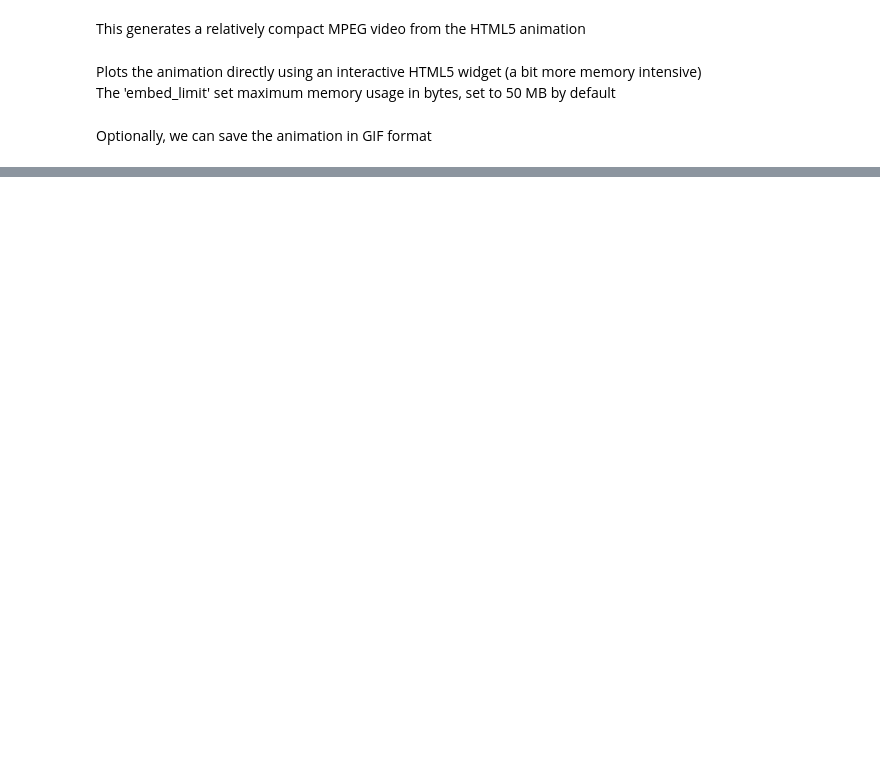
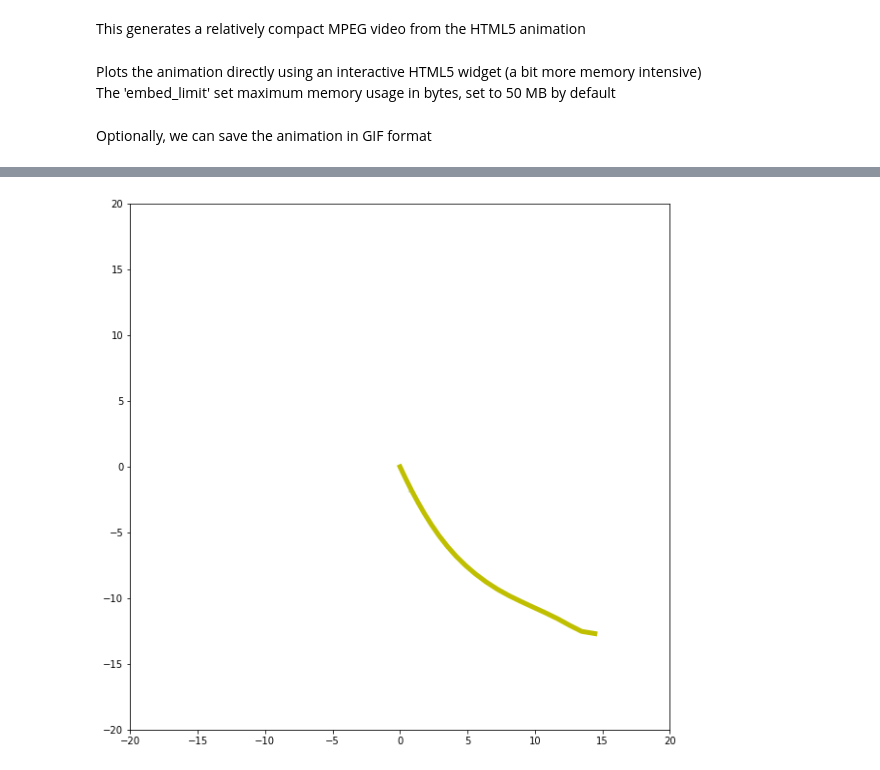
Before and after one commit to Zeyad-Awwad/RK4_double_pendulum, a Jupyter notebook: example.ipynb, the cells around one changed output, grey strips where cells are left out. Saved outputs shown, nothing was run; the diff lists cells and outputs as text; code cells hidden in the pictures; blank space fills up the shorter version.

```diff
--- a/example.ipynb
+++ b/example.ipynb
@@ -40,3 +39,23 @@ HTML(anim.to_jshtml())
 Optionally, we can save the animation in GIF format
 # %%
 anim.save('example.gif', writer='imagemagick', fps=30)
+# %%
+import numpy as np
+
+def SSPRK3(t, h, state, f, kwargs):
+    """
+    Implements a four-stage Strong Stability Preserving Runge-Kutta 3 method
+    It has a large region of stability and allows for larger step sizes (CFL < 2)
+    """
+    dim = len(state)//2
+    S = [ np.asarray(state) ] + [ np.zeros_like(state) for i in range(4) ]
+    C = [ [ (0,0.5) ], [ (1, 0.5) ], [ (0,2./3.), (2,1./6.) ], [ (3,0.5) ] ]
+    B = [ (0.5, 0, 0), (0.5, 1, h/2.), (1./6., 2, h), (0.5, 3, h/2.) ]
+
+    for i in range(4):
+        b, k, dt = B[i]
+        A = f(t + dt, S[k], kwargs)
+        S[i+1] = b * (S[k] + h * A )
+        for j, c in C[i]:
+            S[i+1] += c * S[j]
+    return S[-1]
@@ -42,0 +64,31 @@ anim.save('example.gif', writer='imagemagick', fps=30)
+# %%
+import matplotlib.animation as animation
+from matplotlib import rc, rcParams
+import matplotlib.pyplot as plt
+from IPython.display import HTML
+
+N = 20
+
+state = [ 1 + 0.33*(n+1)/float(N) for n in range(N) ] + [0.] * N
+M = [1.] * N
+L = [1.] * N
+kwargs = { "M": M, "L": L, 'trail_frames': 50}
+
+
+plt.rcParams["animation.html"] = "jshtml"
+plt.rcParams['animation.embed_limit'] = 510219680
+
+fig, ax = plt.subplots( figsize=(10,10) )
+ax.set_xlim( -sum(L), sum(L) )
+ax.set_ylim( -sum(L), sum(L) )
+
+sim = Simulation( state, acceleration_n_pendulum, SSPRK3, kwargs )
+plots = init(ax, sim)
+
+
+anim = animation.FuncAnimation(fig, animate, frames=3000,
+            interval=3, blit=True, fargs=(0.005, sim))
+
+#HTML(anim.to_jshtml())
+HTML(anim.to_html5_video())
+# %% [output]
@@ -42,0 +96 @@ anim.save('example.gif', writer='imagemagick', fps=30)
+[figure, added]
```
Also changed, not shown: parts of 5 cells of this notebook.
